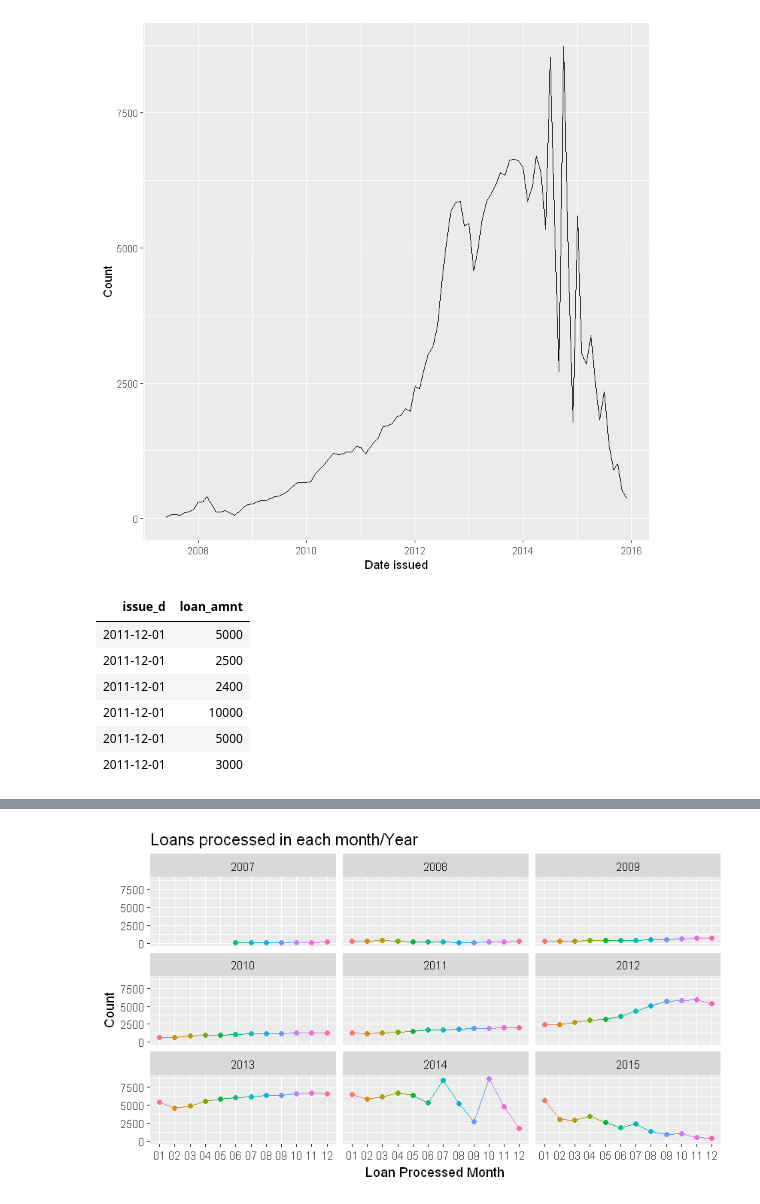
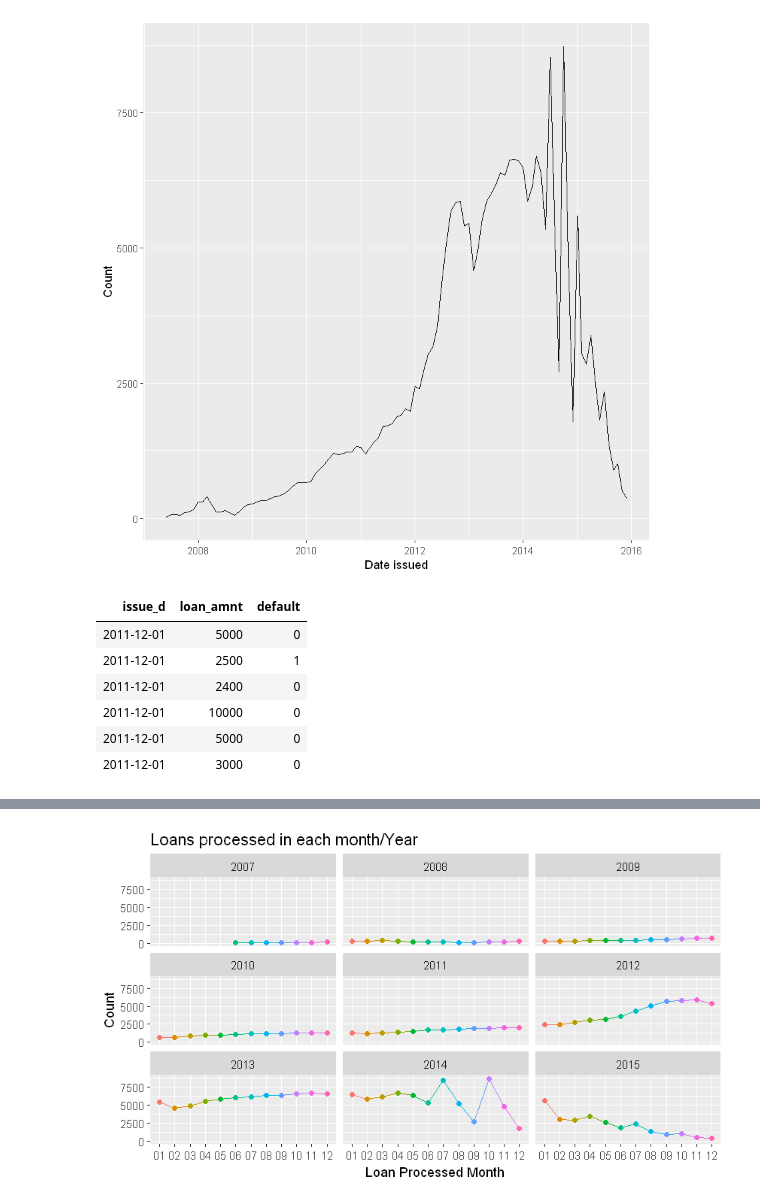
Before and after one commit to kobiburkis/LendingClubAnalysis, a Jupyter notebook: notebooks/4-Data-Visualizations.ipynb, the cells around one changed output, grey strips where cells are left out. Saved outputs shown, nothing was run; the diff lists cells and outputs as text; code cells hidden in the pictures.

```diff
--- a/notebooks/4-Data-Visualizations.ipynb
+++ b/notebooks/4-Data-Visualizations.ipynb
@@ -101,16 +101,16 @@ ts_amnt + geom_line() + xlab("Date issued")
 [figure]
 # %%
 time_df <- loans %>%
-  select(issue_d, loan_amnt)
+  select(issue_d, loan_amnt,default)
 head(time_df)
 # %% [output]
-| issue_d | loan_amnt |
-| 2011-12-01 | 5000 |
-| 2011-12-01 | 2500 |
-| 2011-12-01 | 2400 |
-| 2011-12-01 | 10000 |
-| 2011-12-01 | 5000 |
-| 2011-12-01 | 3000 |
+| issue_d | loan_amnt | default |
+| 2011-12-01 | 5000 | 0 |
+| 2011-12-01 | 2500 | 1 |
+| 2011-12-01 | 2400 | 0 |
+| 2011-12-01 | 10000 | 0 |
+| 2011-12-01 | 5000 | 0 |
+| 2011-12-01 | 3000 | 0 |
 # %%
 time_df$issue_month<-substr(time_df$issue_d,6,7)
 time_df$issue_year<-substr(time_df$issue_d,1,4)
```
Also changed, not shown: parts of 3 cells of this notebook, 1 other file.
